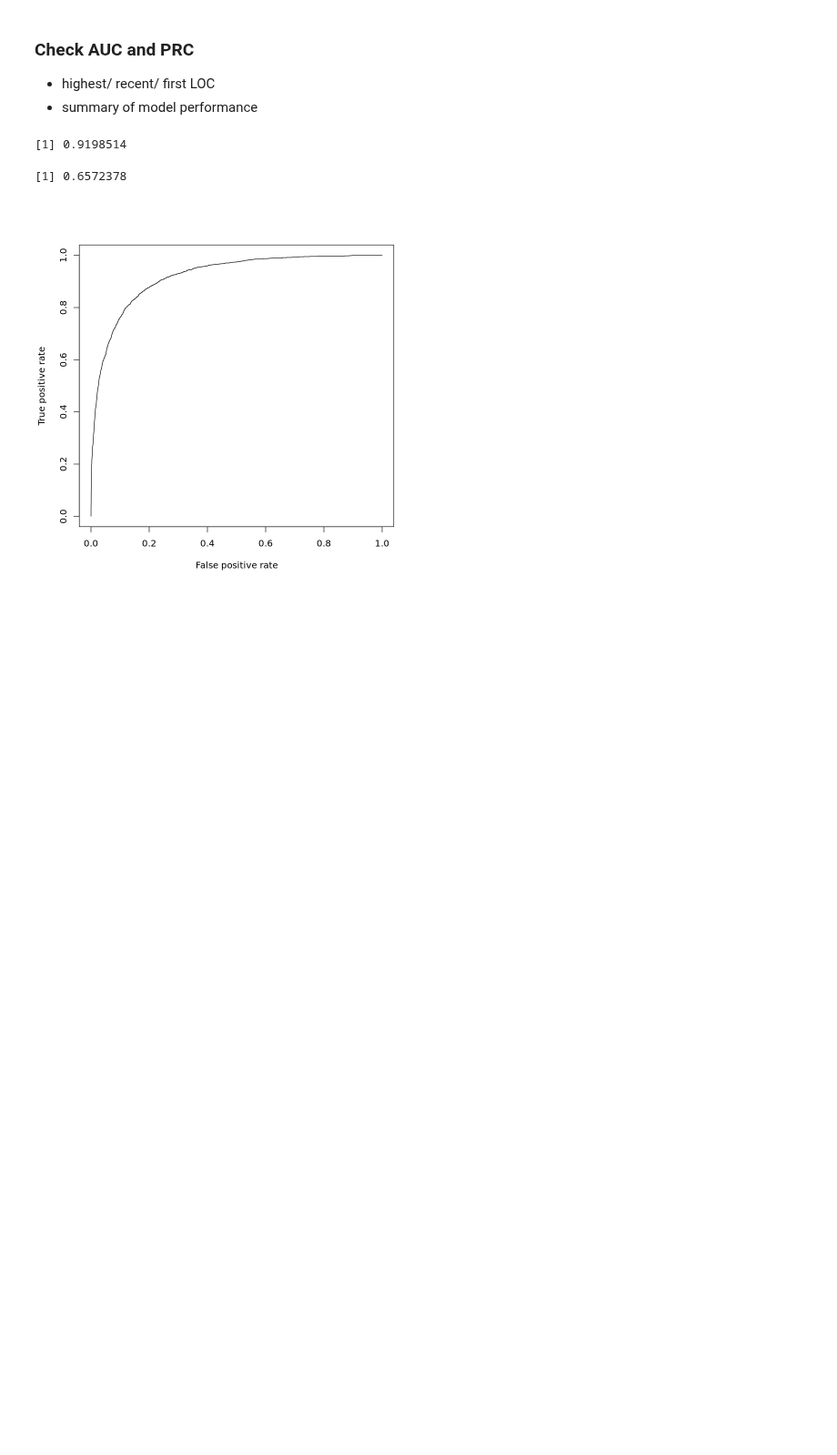
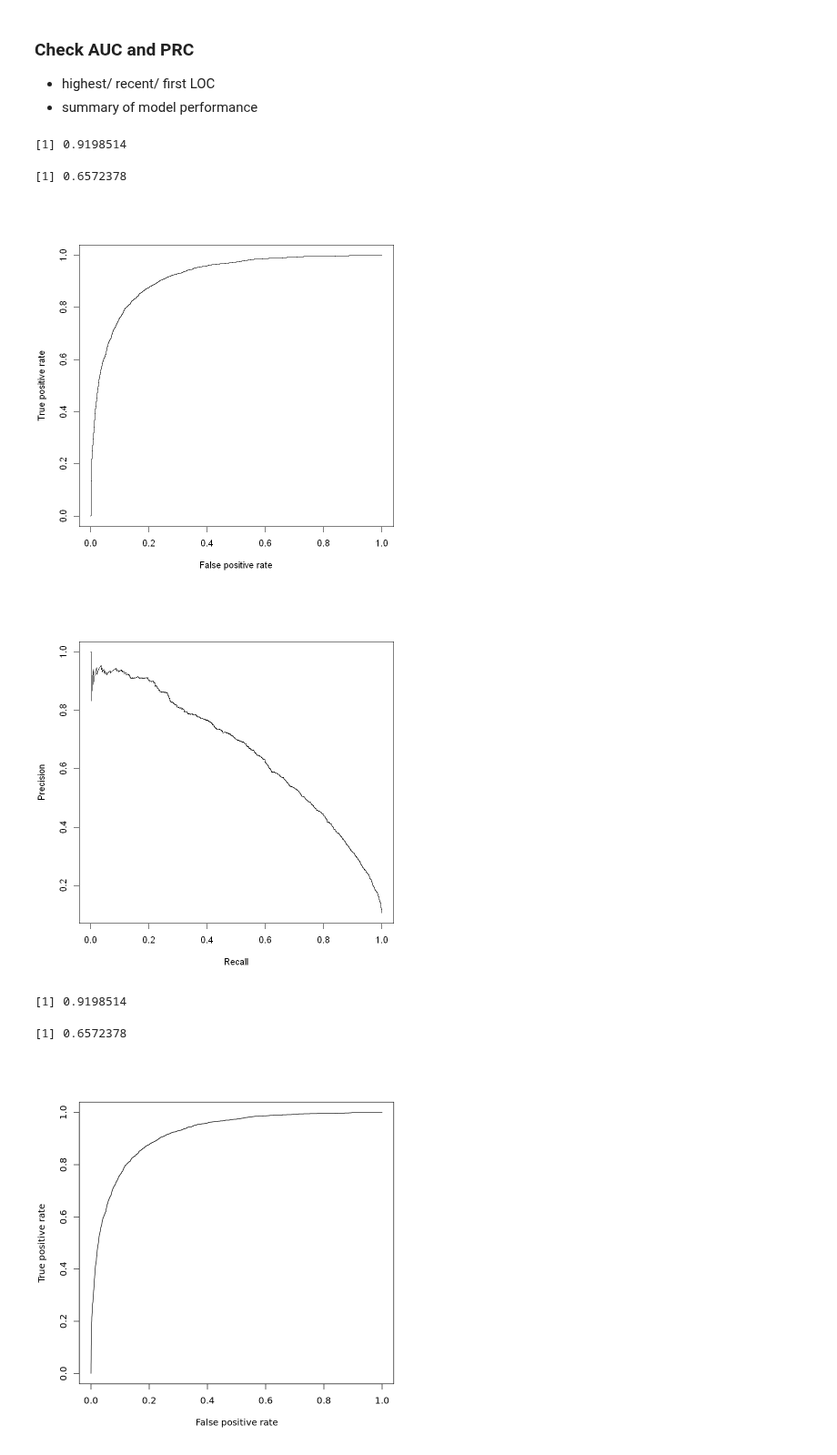
Before and after one commit to Minh084/TDA, a Jupyter notebook: 6_validation/6.16_model_results_R.ipynb, the cells around one changed output. Shown at 91% size. Cells and saved outputs as stored; diff of their text form; code cells hidden in the pictures; blank space fills up the shorter version.

```diff
--- a/6_validation/6.16_model_results_R.ipynb
+++ b/6_validation/6.16_model_results_R.ipynb
@@ -174,0 +204,4 @@ colnames(cohort_test)
+# %%
+cohort_test <- read.csv(file.path(modeldir6, "/first_label/lightgbm_test_results.csv"))
+nrow(cohort_test)
+colnames(cohort_test)
@@ -176,6 +223,25 @@ colnames(cohort_test)
 ### Check AUC and PRC
 - highest/ recent/ first LOC
 - summary of model performance
+# %%
+# get performance metrics AUC and PRC, and ACC
+options(repr.plot.width=7, repr.plot.height=7)
+
+pred_rocr = ROCR::prediction(cohort_test$predictions, cohort_test$first_label)
+auc = ROCR::performance(pred_rocr, measure = "auc", x.measure = "cutoff")@y.values[[1]]
+prc = ROCR::performance(pred_rocr, measure = "aucpr", x.measure = "cutoff")@y.values[[1]]
+
+PRC.perf <- ROCR::performance(pred_rocr, "prec", "rec")
+ROC.perf <-  ROCR::performance(pred_rocr, "tpr", "fpr")
+auc; prc # 0.92 and 0.66
+
+plot(ROC.perf)
+plot(PRC.perf)
+# %% [output]
+[1] 0.9198514
+[1] 0.6572378
+[figure, added]
+[figure, added]
 # %%
 # get performance metrics AUC and PRC, and ACC
 options(repr.plot.width=7, repr.plot.height=7)
```
Also changed, not shown: parts of 8 cells of this notebook, 6 other files.
